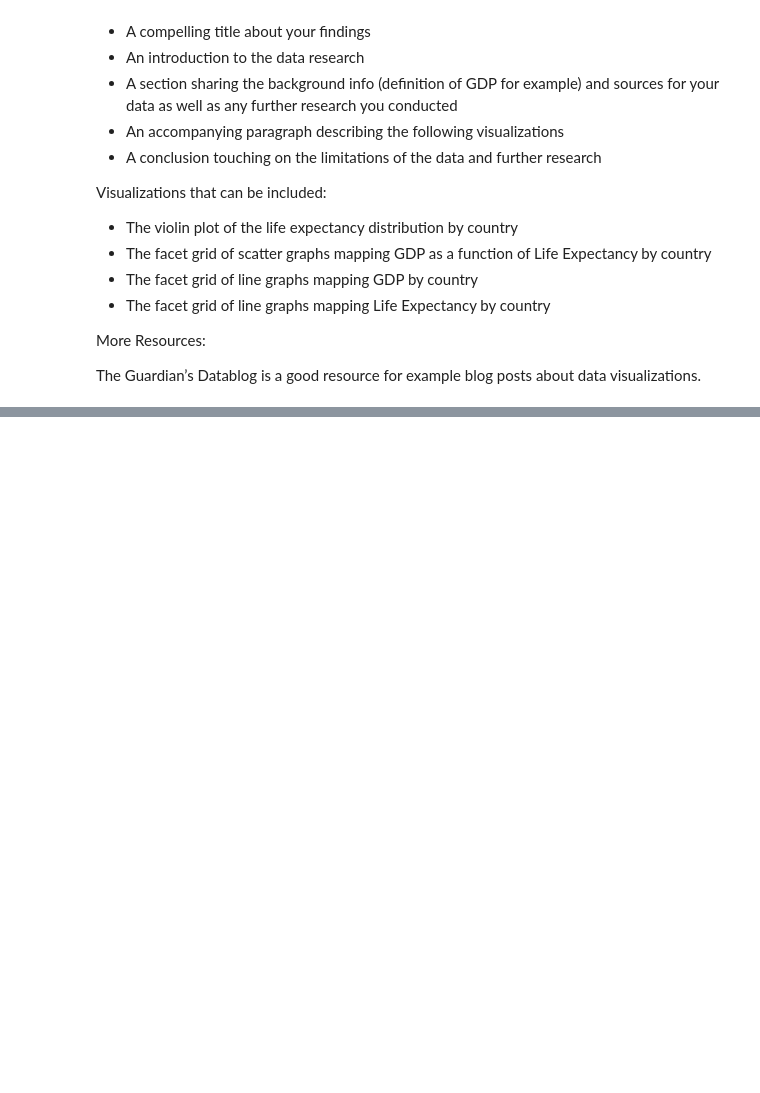
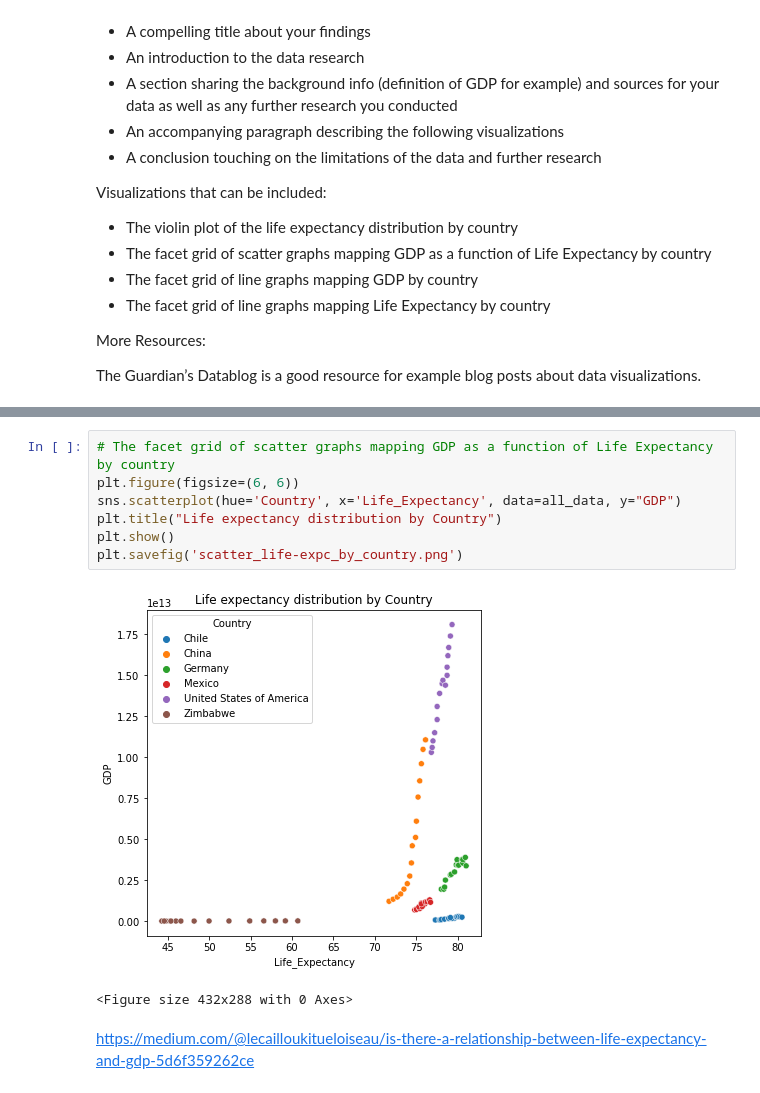
Before and after one commit to Luc-Emile/Luc-Emile-codecademy-life-expectancy-gdp-project, a Jupyter notebook: life_expectancy_gdp.ipynb, the cells around one changed output, grey strips where cells are left out. Saved outputs shown, nothing was run; the diff lists cells and outputs as text; blank space fills up the shorter version.

```diff
--- a/life_expectancy_gdp.ipynb
+++ b/life_expectancy_gdp.ipynb
@@ -366,0 +377,12 @@ The Guardian’s Datablog is a good resource for example blog posts about data v
+# %%
+# The facet grid of scatter graphs mapping GDP as a function of Life Expectancy by country
+plt.figure(figsize=(6, 6))
+sns.scatterplot(hue='Country', x='Life_Expectancy', data=all_data, y="GDP")
+plt.title("Life expectancy distribution by Country")
+plt.show()
+plt.savefig('scatter_life-expc_by_country.png')
+# %% [output]
+[figure, added]
+<Figure size 432x288 with 0 Axes>
+# %% [markdown]
+https://medium.com/@lecailloukitueloiseau/is-there-a-relationship-between-life-expectancy-and-gdp-5d6f359262ce
```
Also changed, not shown: parts of 1 cell of this notebook, 10 other files.
